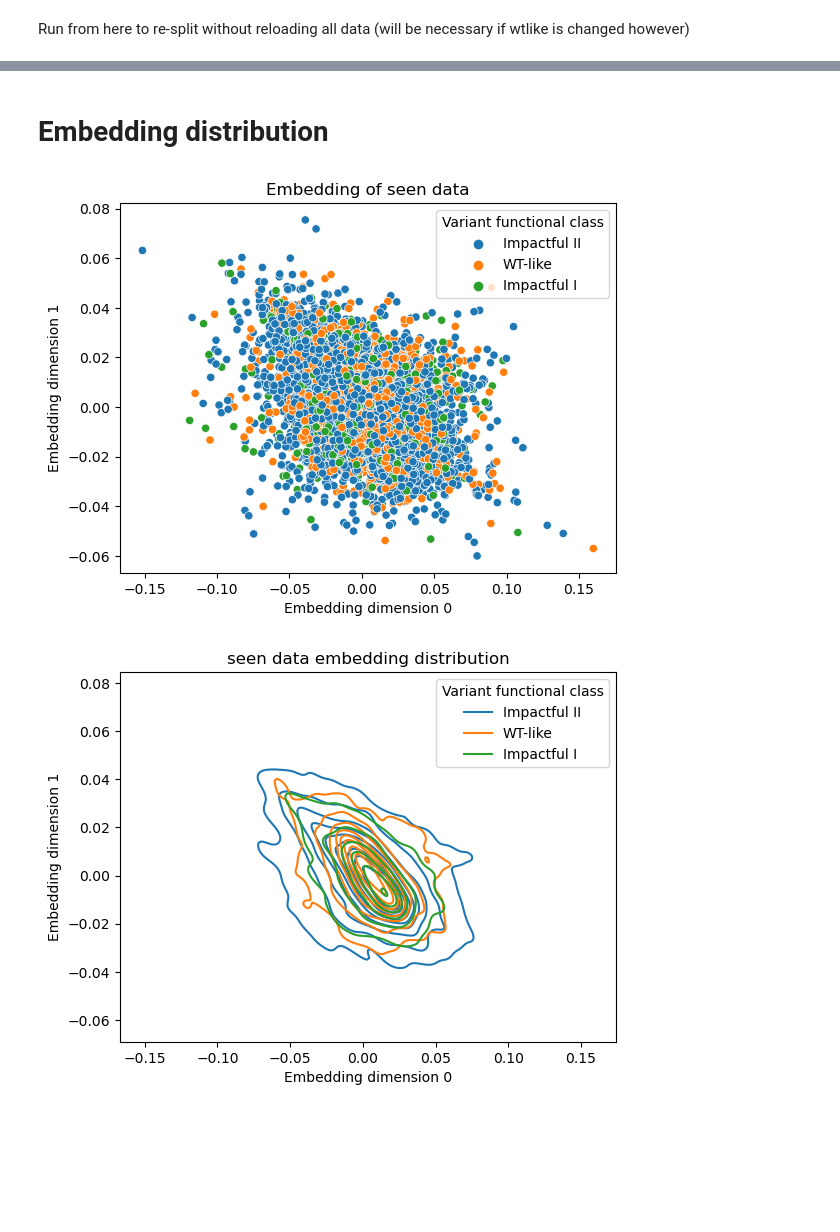
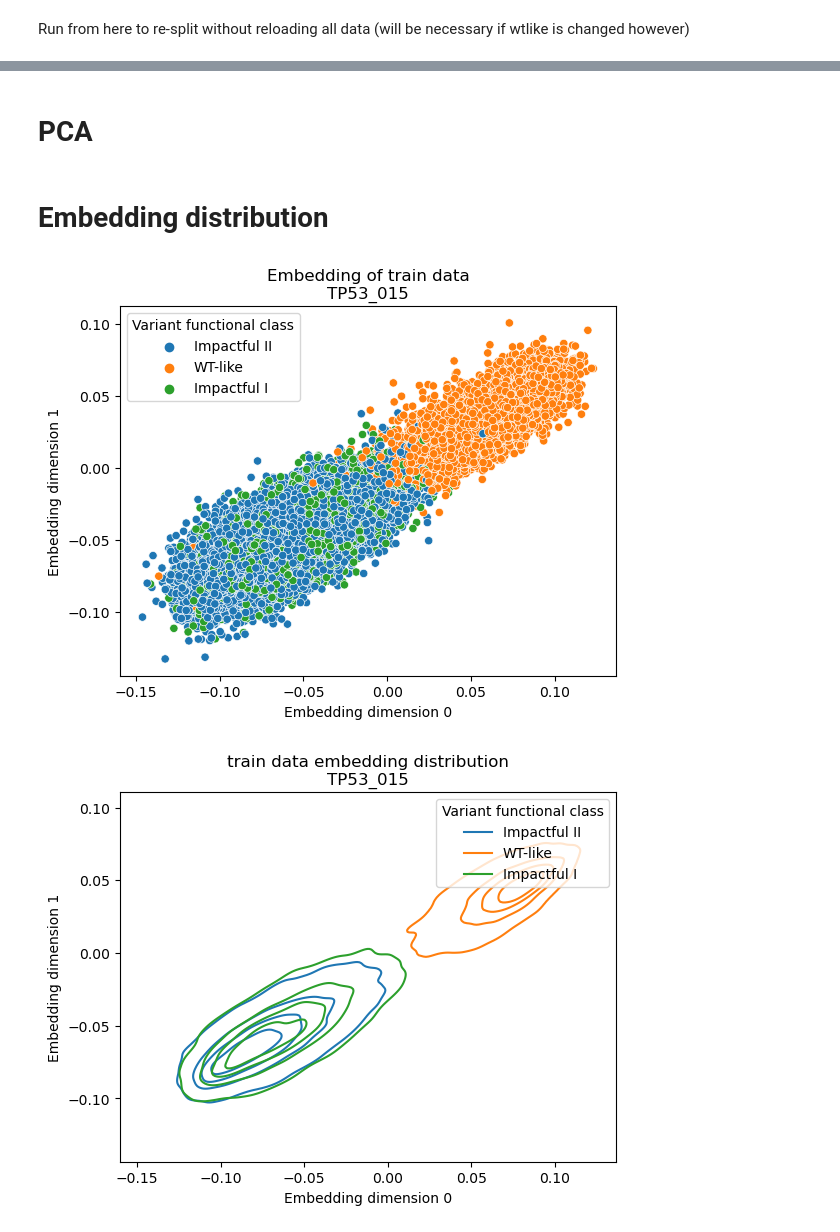
Before and after one commit to Lucas-Gui/sc_contrast, a Jupyter notebook: results.ipynb, the cells around one changed output, grey strips where cells are left out. Cells and saved outputs as stored; diff of their text form; code cells hidden in the pictures; blank space fills up the shorter version.

```diff
--- a/results.ipynb
+++ b/results.ipynb
@@ -22,7 +26,7 @@ from models import *
 data_path = '/home/lguirardel/data/perturb_comp/data/TP53/'
 # %%
 paths = get_paths(data_path)
-counts = load_data(*paths)
+counts = load_data(*paths, group_wt_like=True)
 # %% [output]
         Reading files...
         Merging and processing...
@@ -42,7 +35,7 @@ counts = load_data(*paths)
 # %% [markdown]
 Run from here to re-split without reloading all data (will be necessary if wtlike is changed however)
 # %%
-run_name = 'bs_256_wtlike'
+run_name = 'TP53_015'
 dir_name = join('models',run_name)
 ! cat models/{run_name}/config.ini
 # %% [output]
@@ -72,10 +82,20 @@ model = torch.load(join(dir_name,'model.pkl'), map_location='cpu')
+# %% [markdown]
+# PCA
+# %%
+X = torch.tensor(df_train.drop(columns=['variant','Variant functional class']).to_numpy(), dtype=torch.float32)
+embeds = []
+for i,x in enumerate(X):
+    with torch.no_grad():
+        embeds.append(model.network.forward(x))
+embeds = torch.stack(embeds)
+pca = PCA(2).fit(embeds)
 # %% [markdown]
 # Embedding distribution
 # %%
 make_dir_if_needed(f'plots/embeds/{run_name}')
 # %%
-subset = 'seen'
-df = df_seen
+subset = 'train'
+df = df_train
 
 X = torch.tensor(df.drop(columns=['variant','Variant functional class']).to_numpy(), dtype=torch.float32)
 embeds = []
@@ -86,18 +106,18 @@ embeds = torch.stack(embeds)
 # %%
 i,j = 0,1
 sns.scatterplot(x=embeds[:,i], y=embeds[:,j], hue = df['Variant functional class'])
 plt.xlabel(f'Embedding dimension {i}')
 plt.ylabel(f'Embedding dimension {j}')
-plt.title(f'Embedding of {subset} data')
+plt.title(f'Embedding of {subset} data\n{run_name}')
 plt.savefig(f'plots/embeds/{run_name}/{subset}_embed_{i}_{j}_scatter.pdf')
 # %% [output]
-[figure, old version]
+[figure, new version]
 # %%
-sns.kdeplot(x=embeds[:,i], y=embeds[:,j], hue = df['Variant functional class'])
-plt.xlabel(f'Embedding dimension {i}')
-plt.ylabel(f'Embedding dimension {j}')
-plt.title(f'{subset} data embedding distribution')
-plt.savefig(f'plots/embeds/{run_name}/{subset}_embed_{i}_{j}_kde.pdf')
+# sns.kdeplot(x=embeds[:,i], y=embeds[:,j], hue = df['Variant functional class'], levels=5, common_norm=False)
+# plt.xlabel(f'Embedding dimension {i}')
+# plt.ylabel(f'Embedding dimension {j}')
+# plt.title(f'{subset} data embedding distribution\n{run_name}')
+# plt.savefig(f'plots/embeds/{run_name}/{subset}_embed_{i}_{j}_kde.pdf')
 # %% [output]
-[figure, old version]
+[figure, new version]
 # %%
```
Also changed, not shown: parts of 36 cells of this notebook, 2 other files.
